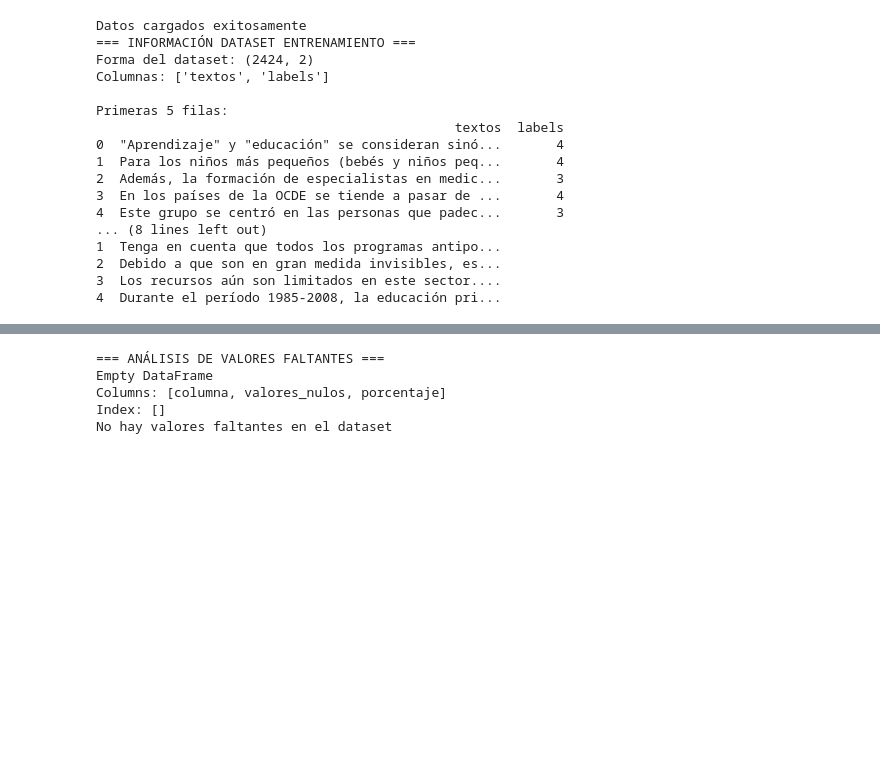
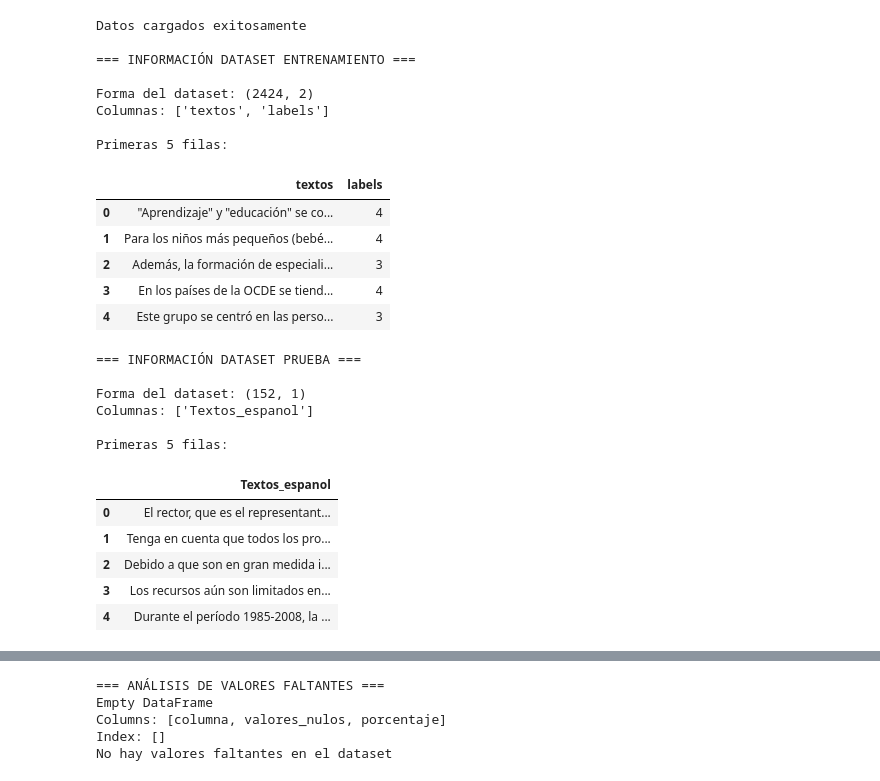
Before and after one commit to aneira3/Proyecto-BI, a Jupyter notebook: proyecto1.ipynb, the cells around one changed output, grey strips where cells are left out. Drawn from its saved outputs; the diff is of its cells as text; code cells hidden in the pictures; blank space fills up the shorter version.

```diff
--- a/proyecto1.ipynb
+++ b/proyecto1.ipynb
@@ -18,39 +29,49 @@ pd.set_option('display.width', None)
 # %%
 # Carga de datos
+from IPython.display import display
 try:
     datos_entrenamiento = pd.read_excel('Datos_proyecto.xlsx')
     datos_prueba = pd.read_excel('Datos de prueba_proyecto.xlsx')
-    print("Datos cargados exitosamente")
+    print("Datos cargados exitosamente\n")
 except Exception as e:
     print(f"Error al cargar datos: {e}")
 
 # Información básica de los datasets
-print("=== INFORMACIÓN DATASET ENTRENAMIENTO ===")
+print("=== INFORMACIÓN DATASET ENTRENAMIENTO ===\n")
 print(f"Forma del dataset: {datos_entrenamiento.shape}")
 print(f"Columnas: {list(datos_entrenamiento.columns)}")
 print("\nPrimeras 5 filas:")
-print(datos_entrenamiento.head())
+display(datos_entrenamiento.head())
 
-print("\n=== INFORMACIÓN DATASET PRUEBA ===")
+print("\n=== INFORMACIÓN DATASET PRUEBA ===\n")
 print(f"Forma del dataset: {datos_prueba.shape}")
 print(f"Columnas: {list(datos_prueba.columns)}")
 print("\nPrimeras 5 filas:")
-print(datos_prueba.head())
+display(datos_prueba.head())
 # %% [output]
 Datos cargados exitosamente
+
 === INFORMACIÓN DATASET ENTRENAMIENTO ===
+
 Forma del dataset: (2424, 2)
 Columnas: ['textos', 'labels']
 
 Primeras 5 filas:
-                                              textos  labels
-0  "Aprendizaje" y "educación" se consideran sinó...       4
-1  Para los niños más pequeños (bebés y niños peq...       4
-2  Además, la formación de especialistas en medic...       3
-3  En los países de la OCDE se tiende a pasar de ...       4
-4  Este grupo se centró en las personas que padec...       3
-... (8 lines left out)
-1  Tenga en cuenta que todos los programas antipo...
-2  Debido a que son en gran medida invisibles, es...
-3  Los recursos aún son limitados en este sector....
-4  Durante el período 1985-2008, la educación pri...
+|  | textos | labels |
+| 0 | "Aprendizaje" y "educación" se co... | 4 |
+| 1 | Para los niños más pequeños (bebé... | 4 |
+| 2 | Además, la formación de especiali... | 3 |
+| 3 | En los países de la OCDE se tiend... | 4 |
+| 4 | Este grupo se centró en las perso... | 3 |
+=== INFORMACIÓN DATASET PRUEBA ===
+
+Forma del dataset: (152, 1)
+Columnas: ['Textos_espanol']
+
+Primeras 5 filas:
+|  | Textos_espanol |
+| 0 | El rector, que es el representant... |
+| 1 | Tenga en cuenta que todos los pro... |
+| 2 | Debido a que son en gran medida i... |
+| 3 | Los recursos aún son limitados en... |
+| 4 | Durante el período 1985-2008, la ... |
```
Also changed, not shown: parts of 27 cells of this notebook.
